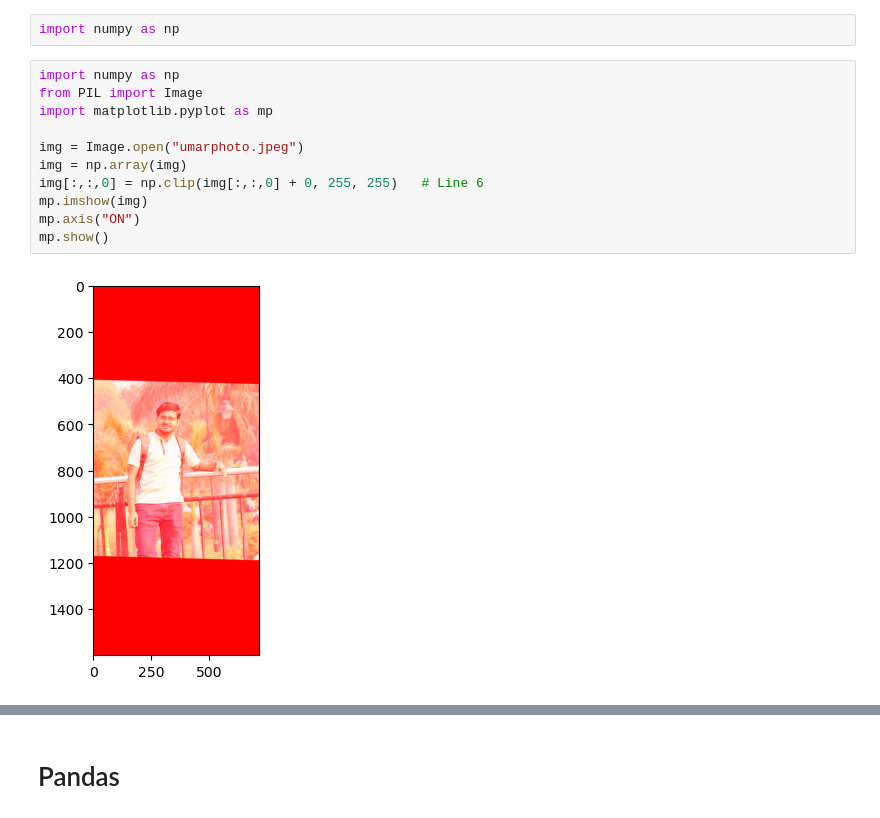
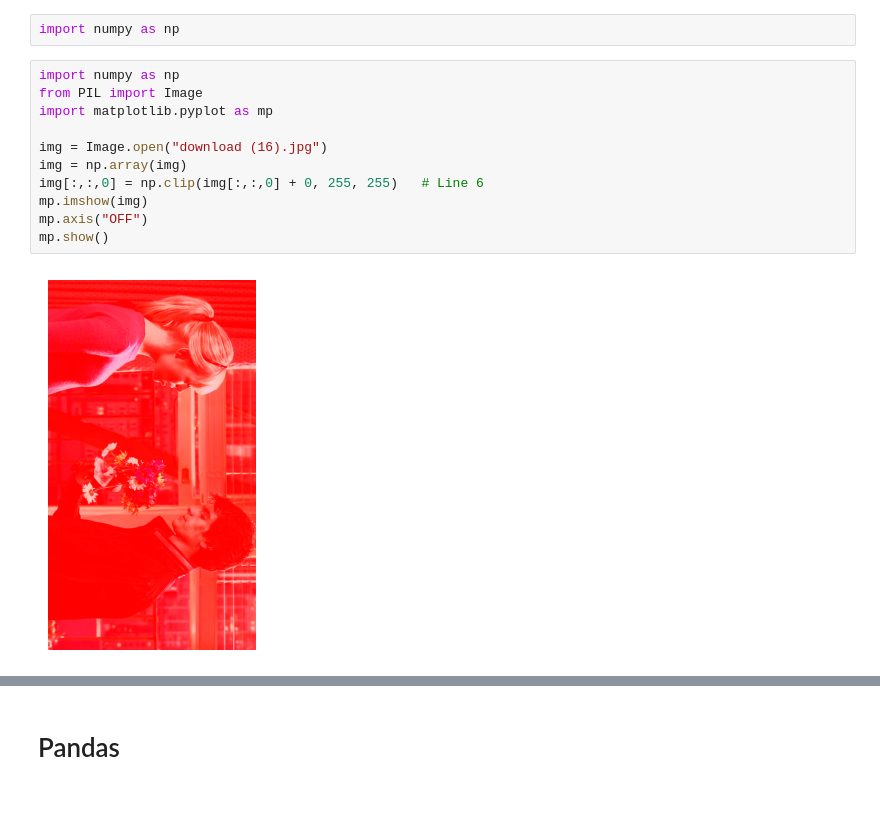
Before and after one commit to mkumar2177/Data-science-, a Jupyter notebook: class6.ipynb, the cells around one changed output, grey strips where cells are left out. Cells and saved outputs as stored; diff of their text form.

```diff
--- a/class6.ipynb
+++ b/class6.ipynb
@@ -3,13 +3,13 @@ import numpy as np
 # %%
 import numpy as np
 from PIL import Image
 import matplotlib.pyplot as mp
 
-img = Image.open("umarphoto.jpeg")
+img = Image.open("download (16).jpg")
 img = np.array(img)
 img[:,:,0] = np.clip(img[:,:,0] + 0, 255, 255)   # Line 6
 mp.imshow(img)
-mp.axis("ON")
+mp.axis("OFF")
 mp.show()
 # %% [output]
-[figure, old version]
+[figure, new version]
```
Also changed, not shown: parts of 2 cells of this notebook, 4 other files.
